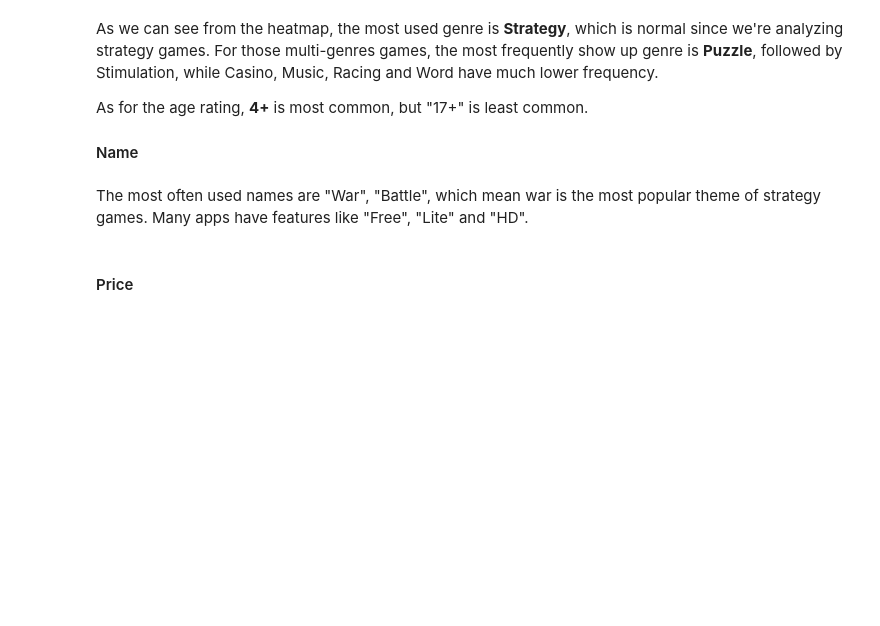
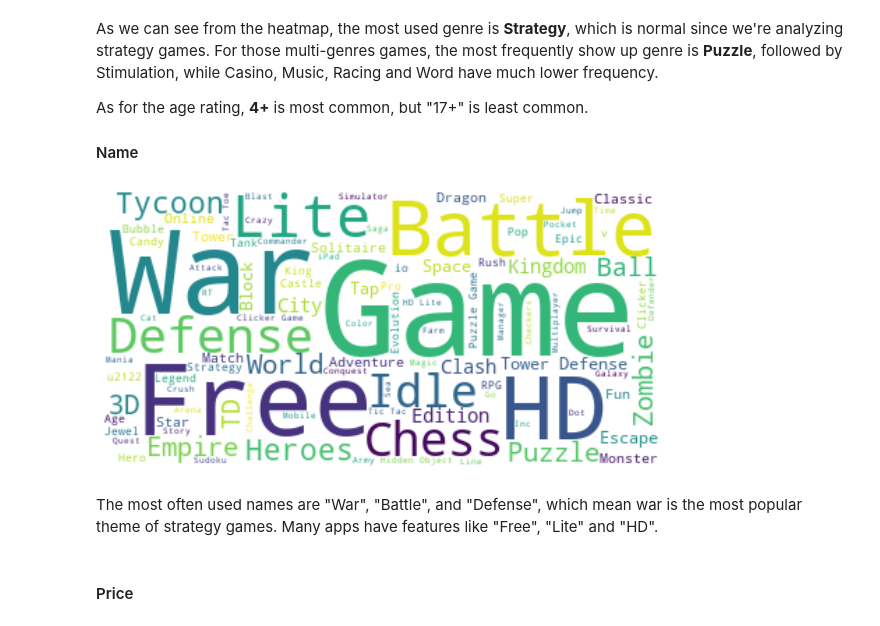
Before and after one commit to eeliuqin/data-analysis, a Jupyter notebook: project-3-mobile-strategy-games.ipynb, the cells around one changed output. Saved outputs shown, nothing was run; the diff lists cells and outputs as text; code cells hidden in the pictures; blank space fills up the shorter version.

```diff
--- a/project-3-mobile-strategy-games.ipynb
+++ b/project-3-mobile-strategy-games.ipynb
@@ -265,15 +362,17 @@ As for the age rating, **4+** is most common, but "17+" is least common.
 # %%
 from wordcloud import WordCloud
 
 wordcloud_name = WordCloud(max_words=100,
                            background_color='white'
                            ).generate(' '.join(games['name']))
-plt.figure(figsize=(9, 9))
+plt.figure(figsize=(10, 10))
 plt.imshow(wordcloud_name, interpolation="bilinear")
 plt.axis("off")
 plt.show()
+# %% [output]
+[figure, added]
 # %% [markdown]
-The most often used names are "War", "Battle", which mean war is the most popular theme of strategy games. Many apps have features like "Free", "Lite" and "HD".
+The most often used names are "War", "Battle", and "Defense", which mean war is the most popular theme of strategy games. Many apps have features like "Free", "Lite" and "HD".
 # %% [markdown]
 #### Price
 # %%
```
Also changed, not shown: parts of 26 cells of this notebook.
